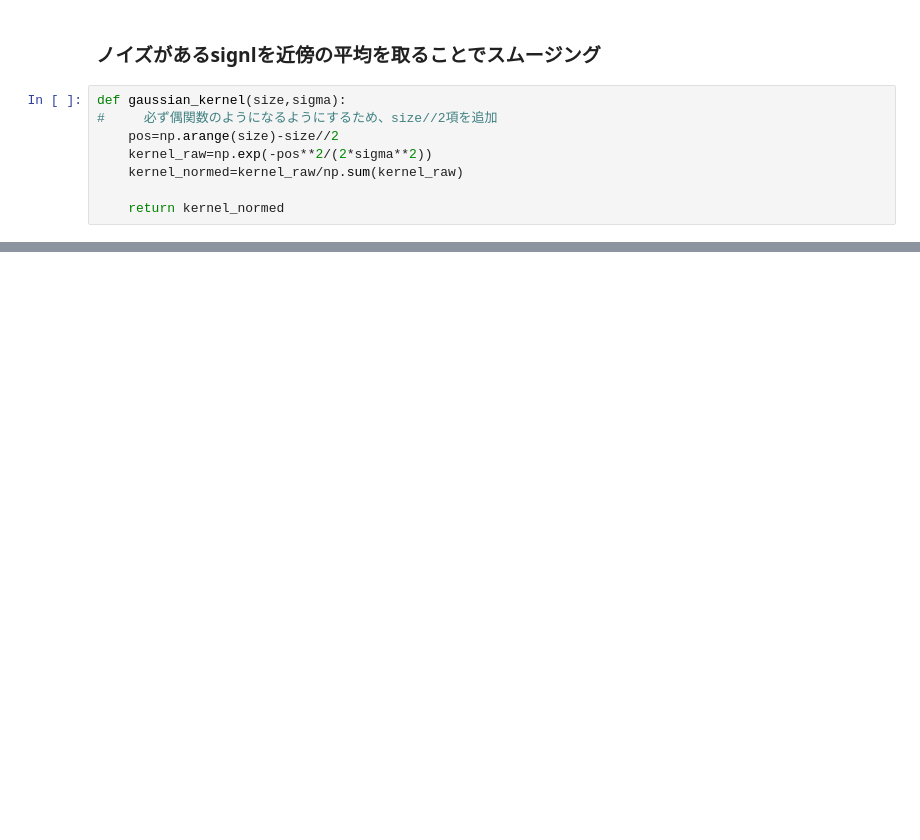
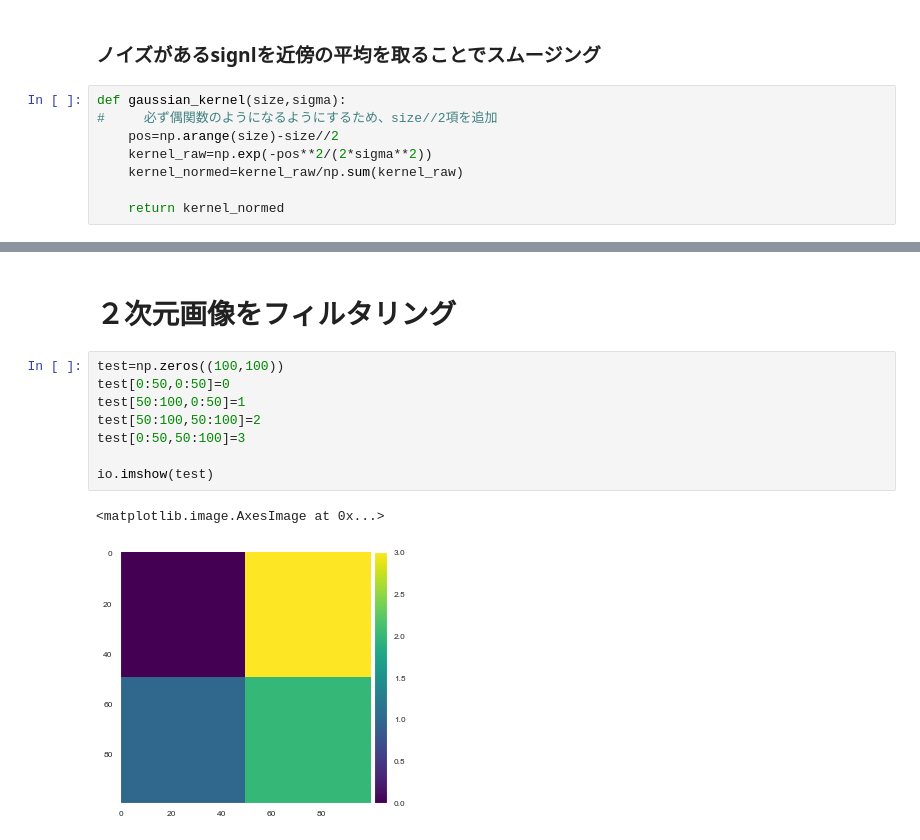
Before and after one commit to hiroaki8388/datascienceEdu, a Jupyter notebook: Chapter 3. Networks of Image Regions with ndimage.ipynb, the cells around one changed output, grey strips where cells are left out. Saved outputs shown, nothing was run; the diff lists cells and outputs as text; blank space fills up the shorter version.

```diff
--- a/Chapter 3. Networks of Image Regions with ndimage.ipynb
+++ b/Chapter 3. Networks of Image Regions with ndimage.ipynb
@@ -146,0 +168,13 @@ plt.plot(smooth_diff)
+# %% [markdown]
+# ２次元画像をフィルタリング
+# %%
+test=np.zeros((100,100))
+test[0:50,0:50]=0
+test[50:100,0:50]=1
+test[50:100,50:100]=2
+test[0:50,50:100]=3
+
+io.imshow(test)
+# %% [output]
+<matplotlib.image.AxesImage at 0x...>
+[figure, added]
```
Also changed, not shown: parts of 18 cells of this notebook.
